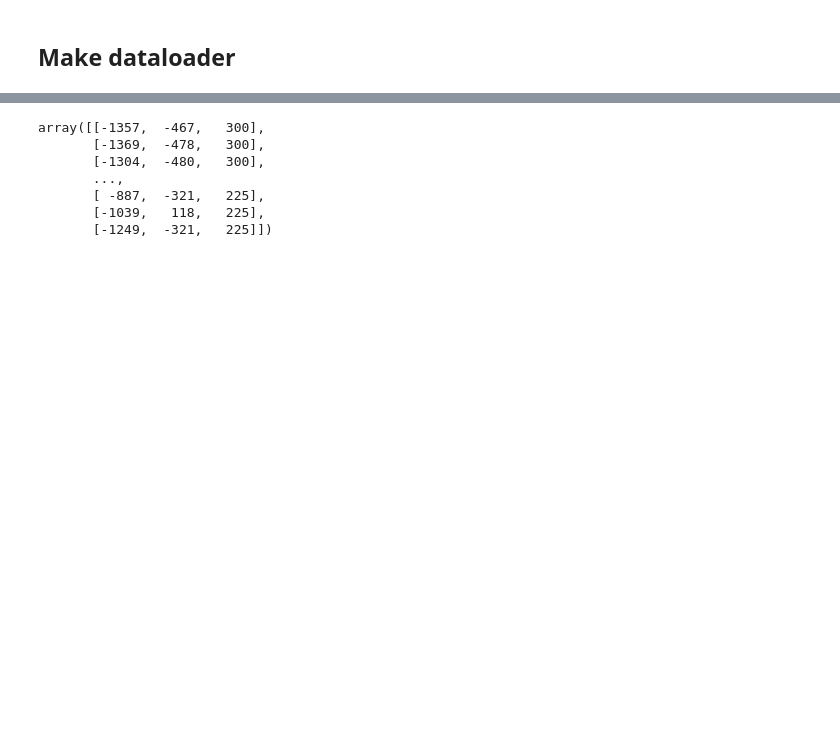
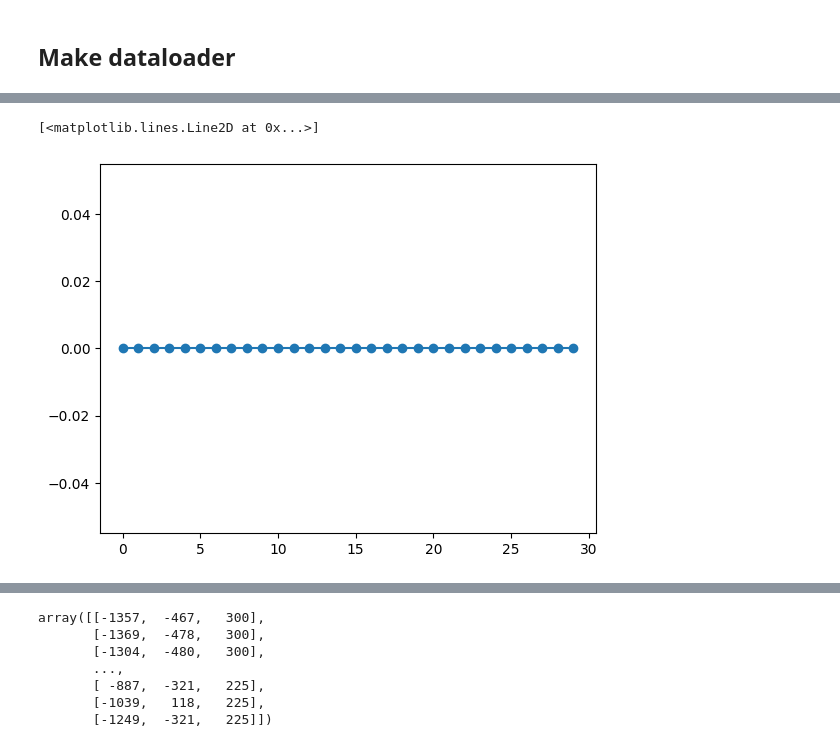
Before and after one commit to sensorium-competition/experanto, a Jupyter notebook: examples/sensorium_min_example.ipynb, the cells around one changed output, grey strips where cells are left out. Cells and saved outputs as stored; diff of their text form; code cells hidden in the pictures; blank space fills up the shorter version.

```diff
--- a/examples/sensorium_min_example.ipynb
+++ b/examples/sensorium_min_example.ipynb
@@ -52,24 +65,38 @@ val_dataset = Mouse2pVideoDataset(
         stim_duration=30,
         sampling_rate=30,
         subsample=False, # this would start taking chunks from the begining always
-        cut=True,
+        cut=False,
         add_channel=True,
         channel_pos=0,
         interp_config = {
-            'screen' : {'rescale': True},
+            'screen' : {'rescale': True, 'normalize':True,},
             'responses' : {'keep_nans' : False,
+#                            'interpolation_mode' : 'nearest_neighbor',
                            'interpolation_mode' : 'linear',
-                           'interp_window' : 5},
+                           'interp_window' : 5,
+                           'normalize':True,
+                           'normalize_subtract_mean' : False,
+                           'normalize_std_threshold': 0.01
+                          },
             'eye_tracker' : {'keep_nans' : False,
                            'interpolation_mode' : 'linear',
-                           'interp_window' : 5},
+                           'interp_window' : 5,
+                           'normalize':True,
+                           'normalize_subtract_mean' : True,
+                           'normalize_std_threshold': None
+                            },
             'treadmill' : {'keep_nans' : False,
                            'interpolation_mode' : 'linear',
-                           'interp_window' : 5},
+                           'interp_window' : 5,
+                           'normalize':True,
+                           'normalize_subtract_mean' : True,
+                           'normalize_std_threshold': None
+                          },
             }
     )
 # %%
-batch_size = 4
+batch_size = 1
+# batch_size = 2
 data_loaders = OrderedDict()
 
 data_loaders['train'] = OrderedDict()
@@ -113,0 +130,5 @@ plt.plot(it.responses[0, 0], 'o')
+# %%
+plt.plot(it.treadmill[0], '-o')
+# %% [output]
+[<matplotlib.lines.Line2D at 0x...>]
+[figure, added]
```
Also changed, not shown: parts of 31 cells of this notebook, 2 other files.
